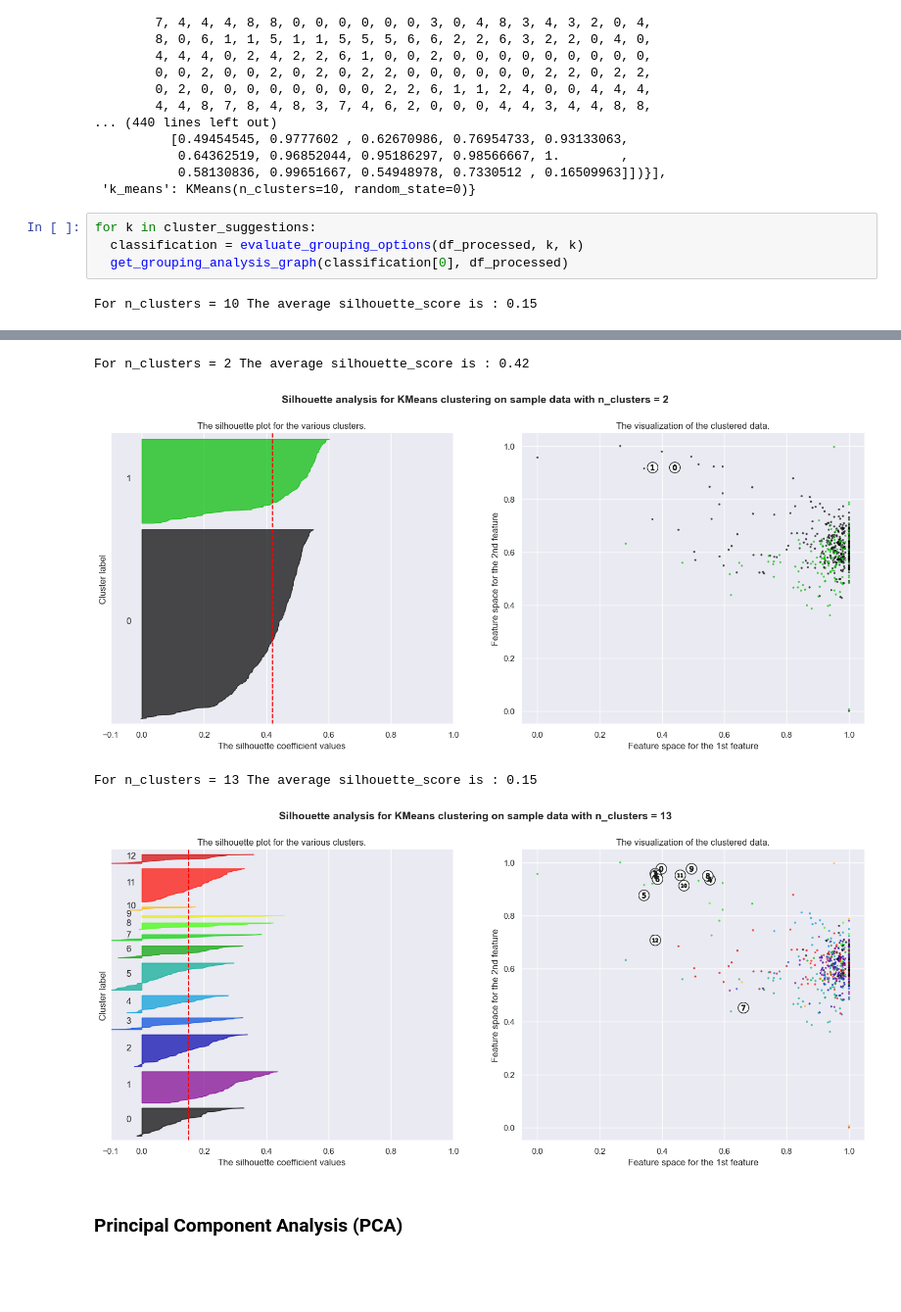
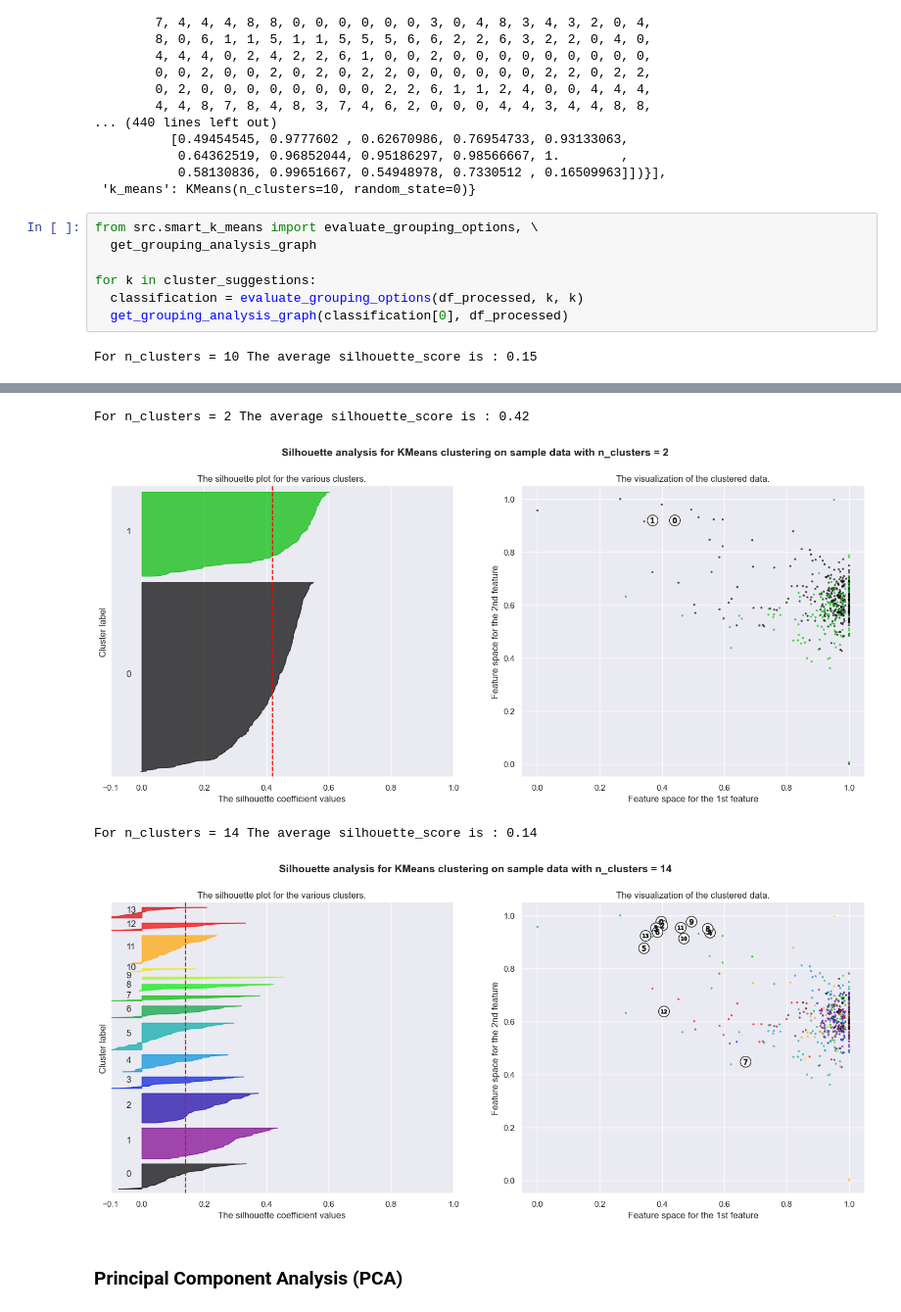
Before and after one commit to DanielCirino/smart-kmeans-notebooks, a Jupyter notebook: notebooks/01_data_exploration.ipynb, the cells around one changed output, grey strips where cells are left out. Shown: that part at 98% size. Cells and saved outputs as stored; diff of their text form; blank space fills up the shorter version.

```diff
--- a/notebooks/01_data_exploration.ipynb
+++ b/notebooks/01_data_exploration.ipynb
@@ -179,16 +181,19 @@ evaluate_cluster(df_processed, 10)
            0.58130836, 0.99651667, 0.54948978, 0.7330512 , 0.16509963]])}],
  'k_means': KMeans(n_clusters=10, random_state=0)}
 # %%
+from src.smart_k_means import evaluate_grouping_options, \
+  get_grouping_analysis_graph
+
 for k in cluster_suggestions:
   classification = evaluate_grouping_options(df_processed, k, k)
   get_grouping_analysis_graph(classification[0], df_processed)
 # %% [output]
 For n_clusters = 10 The average silhouette_score is : 0.15
 [figure]
 For n_clusters = 2 The average silhouette_score is : 0.42
 [figure]
-For n_clusters = 13 The average silhouette_score is : 0.15
+For n_clusters = 14 The average silhouette_score is : 0.14
-[figure, old version]
+[figure, new version]
 # %% [markdown]
 ### Principal Component Analysis (PCA)
 # %%
```
Also changed, not shown: parts of 6 cells of this notebook, 4 other files.
